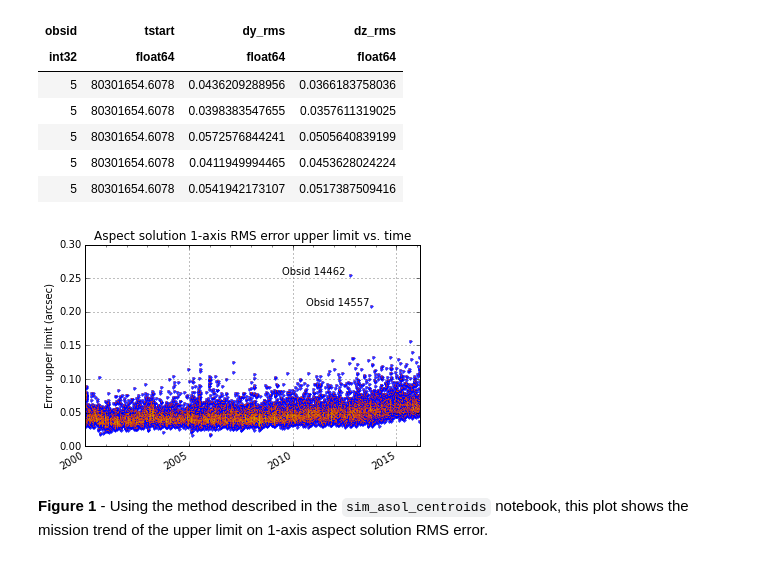
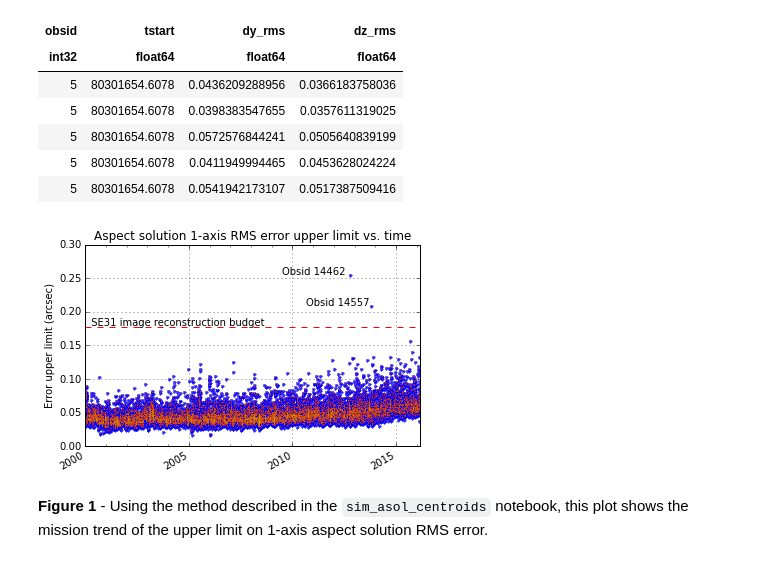
Before and after one commit to sot/image_reconstruction, a Jupyter notebook: asol_upper_limit_trend.ipynb, the cells around one changed output. Cells and saved outputs as stored; diff of their text form; code cells hidden in the pictures.

Commit message:
Update asol_upper_limit_trend notebook

```diff
--- a/asol_upper_limit_trend.ipynb
+++ b/asol_upper_limit_trend.ipynb
@@ -59,15 +68,19 @@ datmg_min = datmg.groups.aggregate(np.min)
 # %%
 # Make the plot
 dyz_rms = np.maximum(datmg_min['dy_rms'], datmg_min['dz_rms'])
 for sym, alpha in (('.b', 0.8), (',r', 0.5), (',y', 0.15)):
     plot_cxctime(datmg_min['tstart'], dyz_rms, sym, alpha=alpha)
 plt.grid()
+x0, x1 = plt.xlim()
+plt.hlines(0.177, x0, x1, linestyles='--', colors='r')
+plt.text(x0, 0.177, '  SE31 image reconstruction budget', va='bottom', ha='left')
 plt.text(Time('2013:240').plot_date, 0.21, 'Obsid 14557', ha='right')
 plt.text(Time('2012:180').plot_date, 0.255, 'Obsid 14462', ha='right')
 plt.ylabel('Error upper limit (arcsec)');
 plt.title('Aspect solution 1-axis RMS error upper limit vs. time');
+plt.savefig('asol_rms_err_upper_limit.png');
 # %% [output]
-[figure, old version]
+[figure, new version]
 # %% [markdown]
 **Figure 1** - Using the method described in the `sim_asol_centroids` notebook, this plot shows the mission trend of the upper limit on 1-axis aspect solution RMS error.
 # %%
```
Also changed, not shown: parts of 3 cells of this notebook, 1 other file.
